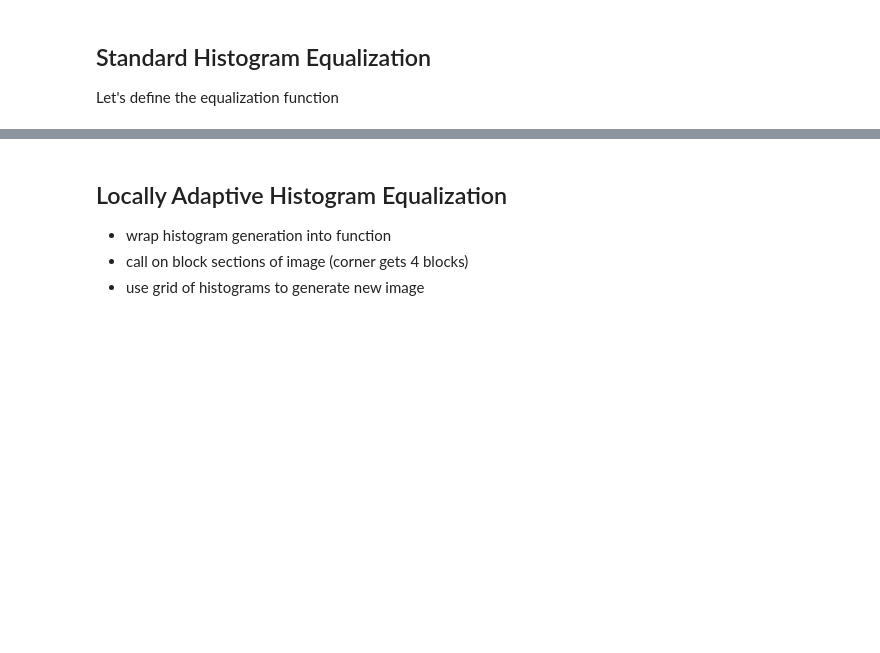
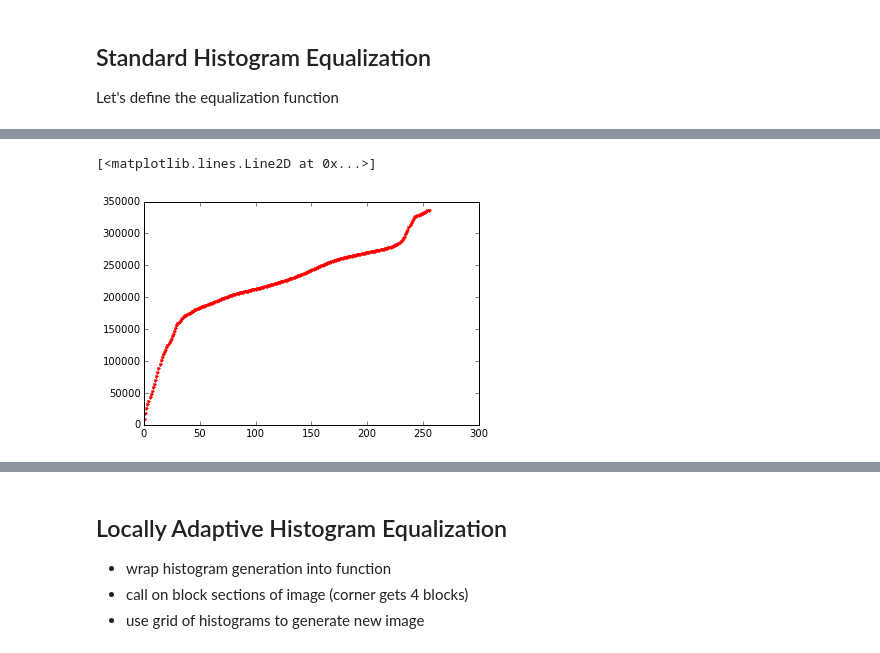
Before and after one commit to sakekasi/computer-vision, a Jupyter notebook: histogram_eq.ipynb, the cells around one changed output, grey strips where cells are left out. Cells and saved outputs as stored; diff of their text form; code cells hidden in the pictures; blank space fills up the shorter version.

```diff
--- a/histogram_eq.ipynb
+++ b/histogram_eq.ipynb
@@ -25,3 +52,15 @@ Let's define the equalization function
+# %%
+cum = map(lambda h: [], hist)
+sums = map(lambda h: 0, hist)
+for i in range(256):
+    for j in range(3):
+        sums[j] += hist[j][i]
+        cum[j].append(sums[j])
+
+plt.plot(cum[0], 'r.')
+# %% [output]
+[<matplotlib.lines.Line2D at 0x...>]
+[figure, added]
 # %%
 #array must be sorted
 def scale(arr, rmin, rmax):
```
Also changed, not shown: parts of 10 cells of this notebook, 3 other files.
